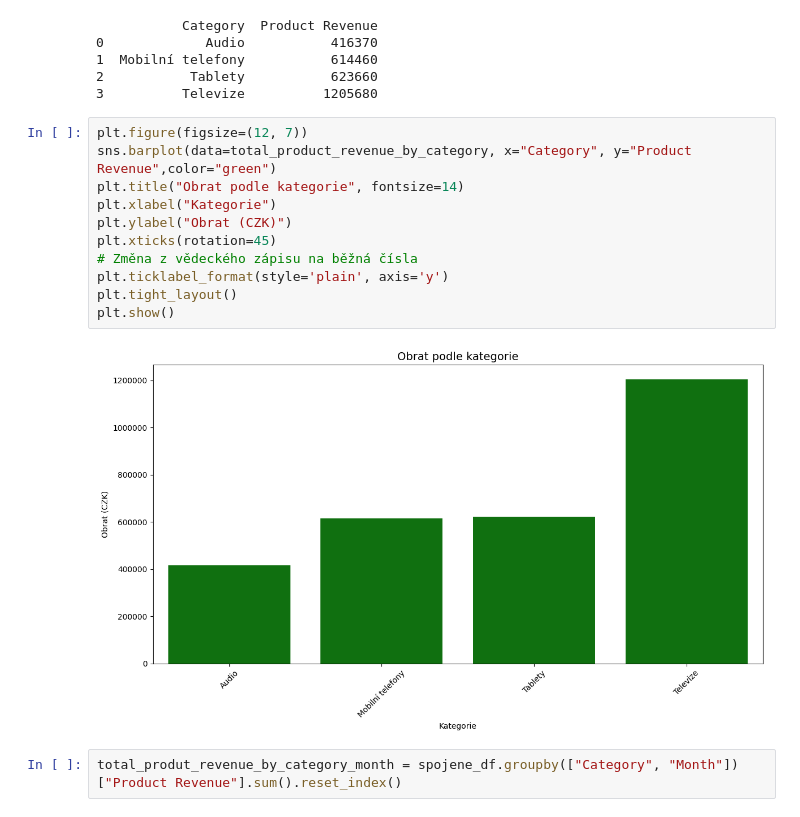
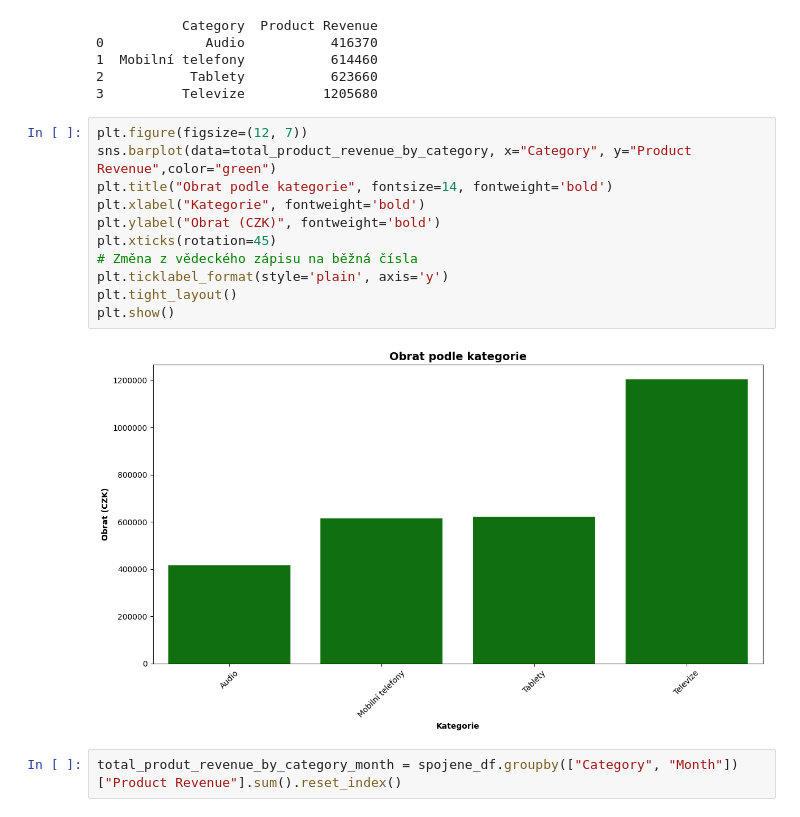
Before and after one commit to lukasgala19/Zadanie_LG, a Jupyter notebook: Zadanie_LG.ipynb, the cells around one changed output. Saved outputs shown, nothing was run; the diff lists cells and outputs as text.

```diff
--- a/Zadanie_LG.ipynb
+++ b/Zadanie_LG.ipynb
@@ -118,16 +118,16 @@ print(total_product_revenue_by_category)
 # %%
 plt.figure(figsize=(12, 7))
 sns.barplot(data=total_product_revenue_by_category, x="Category", y="Product Revenue",color="green")
-plt.title("Obrat podle kategorie", fontsize=14)
-plt.xlabel("Kategorie")
-plt.ylabel("Obrat (CZK)")
+plt.title("Obrat podle kategorie", fontsize=14, fontweight='bold')
+plt.xlabel("Kategorie", fontweight='bold')
+plt.ylabel("Obrat (CZK)", fontweight='bold')
 plt.xticks(rotation=45)
 # Změna z vědeckého zápisu na běžná čísla
 plt.ticklabel_format(style='plain', axis='y')
 plt.tight_layout()
 plt.show()
 # %% [output]
-[figure, old version]
+[figure, new version]
 # %%
 total_produt_revenue_by_category_month = spojene_df.groupby(["Category", "Month"])["Product Revenue"].sum().reset_index()
 # %%
```
Also changed, not shown: parts of 4 cells of this notebook.
